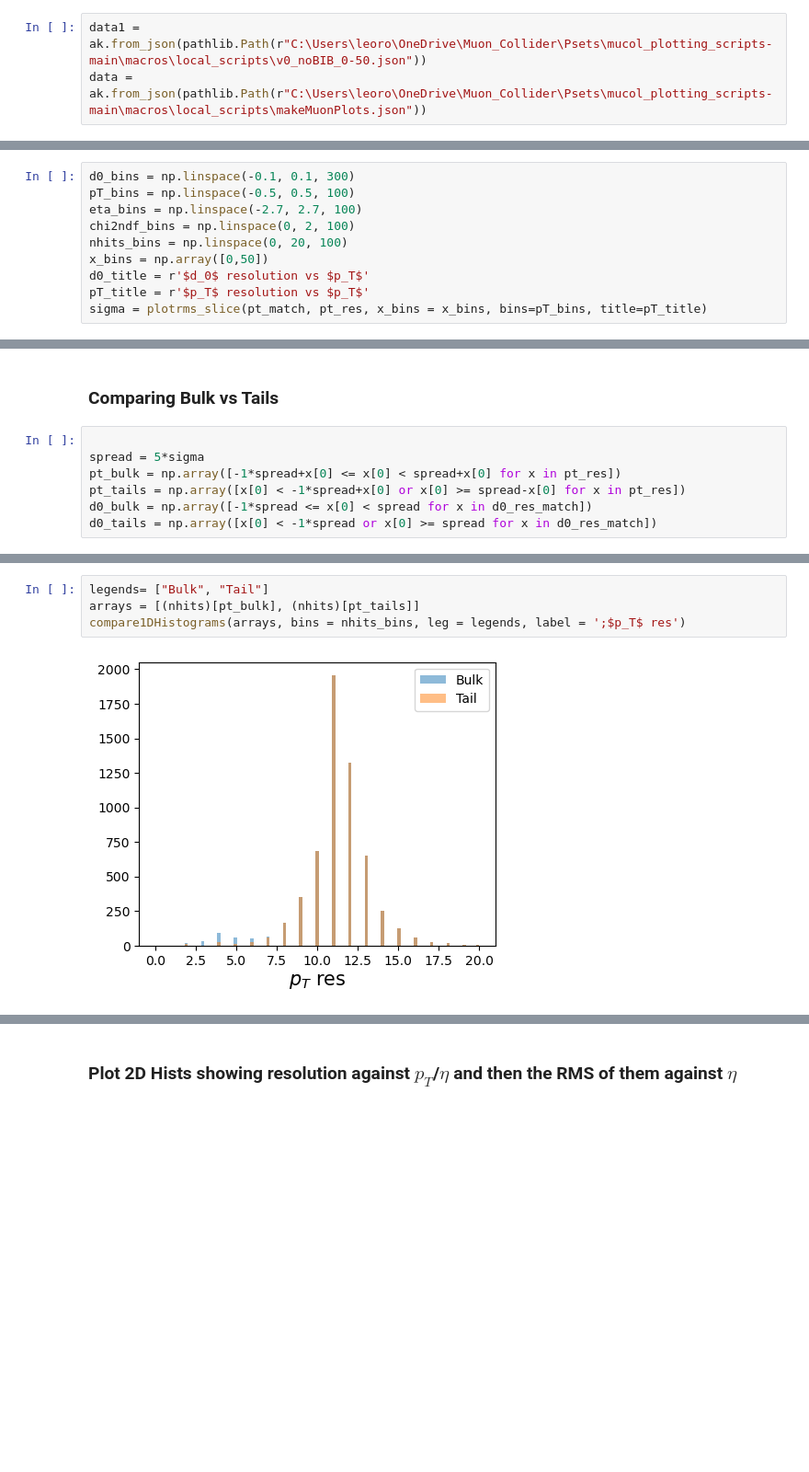
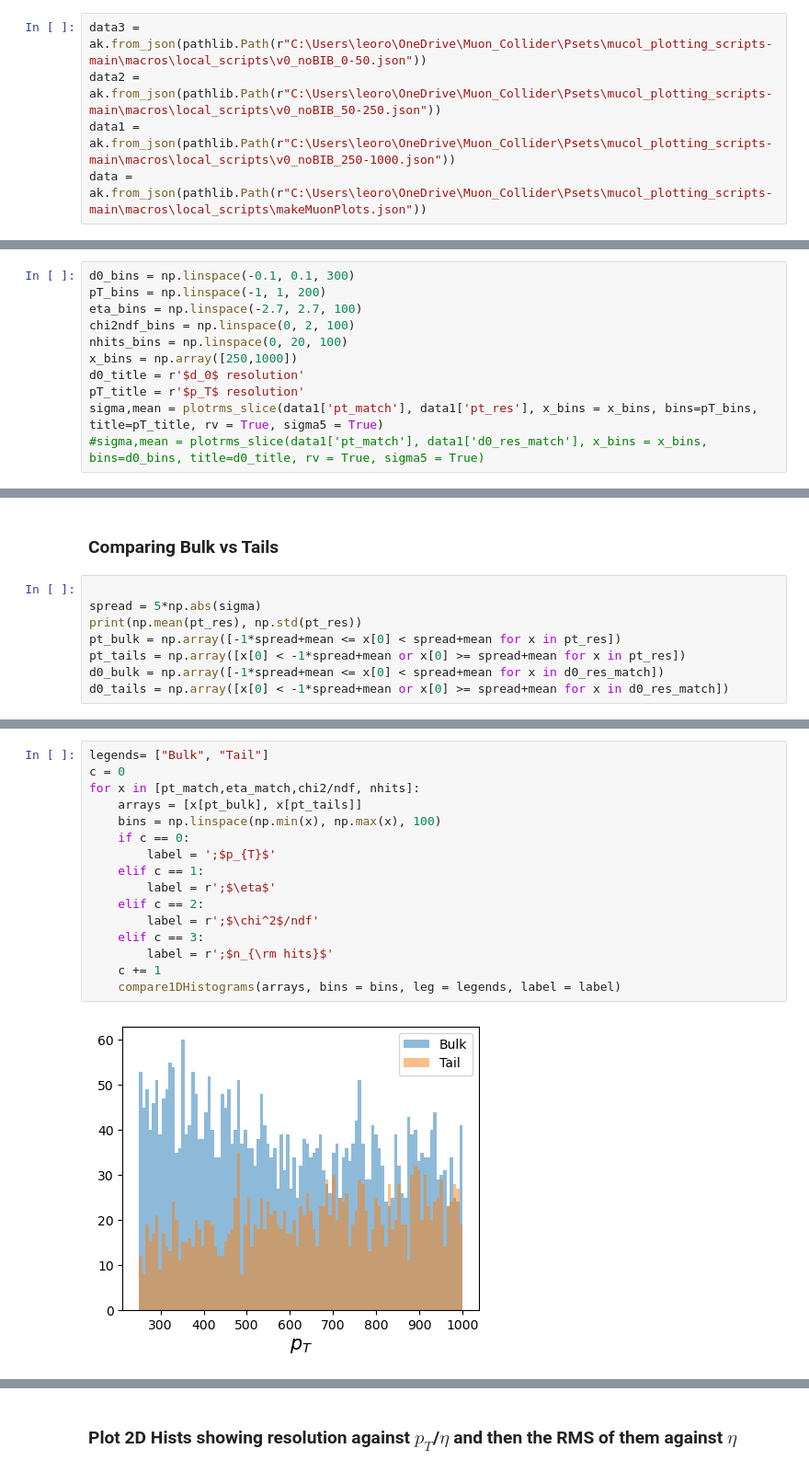
Before and after one commit to kdp-lab/maia_detector_paper, a Jupyter notebook: json_analysis.ipynb, the cells around one changed output, grey strips where cells are left out. Shown at 92% size. Cells and saved outputs as stored; diff of their text form; blank space fills up the shorter version.

Commit message:
Added bulk vs tails comparison

```diff
--- a/json_analysis.ipynb
+++ b/json_analysis.ipynb
@@ -8,5 +8,7 @@ from scipy.optimize import curve_fit
 #from codes.plotting import plot_prettier
 #plot_prettier()
 # %%
-data1 = ak.from_json(pathlib.Path(r"C:\Users\leoro\OneDrive\Muon_Collider\Psets\mucol_plotting_scripts-main\macros\local_scripts\v0_noBIB_0-50.json"))
+data3 = ak.from_json(pathlib.Path(r"C:\Users\leoro\OneDrive\Muon_Collider\Psets\mucol_plotting_scripts-main\macros\local_scripts\v0_noBIB_0-50.json"))
+data2 = ak.from_json(pathlib.Path(r"C:\Users\leoro\OneDrive\Muon_Collider\Psets\mucol_plotting_scripts-main\macros\local_scripts\v0_noBIB_50-250.json"))
+data1 = ak.from_json(pathlib.Path(r"C:\Users\leoro\OneDrive\Muon_Collider\Psets\mucol_plotting_scripts-main\macros\local_scripts\v0_noBIB_250-1000.json"))
 data = ak.from_json(pathlib.Path(r"C:\Users\leoro\OneDrive\Muon_Collider\Psets\mucol_plotting_scripts-main\macros\local_scripts\makeMuonPlots.json"))
@@ -445,12 +468,13 @@ Could not fit Gaussian for Slice 7.
 [figure]
 # %%
 d0_bins = np.linspace(-0.1, 0.1, 300)
-pT_bins = np.linspace(-0.5, 0.5, 100)
+pT_bins = np.linspace(-1, 1, 200)
 eta_bins = np.linspace(-2.7, 2.7, 100)
 chi2ndf_bins = np.linspace(0, 2, 100)
 nhits_bins = np.linspace(0, 20, 100)
-x_bins = np.array([0,50])
-d0_title = r'$d_0$ resolution vs $p_T$'
-pT_title = r'$p_T$ resolution vs $p_T$'
-sigma = plotrms_slice(pt_match, pt_res, x_bins = x_bins, bins=pT_bins, title=pT_title)
+x_bins = np.array([250,1000])
+d0_title = r'$d_0$ resolution'
+pT_title = r'$p_T$ resolution'
+sigma,mean = plotrms_slice(data1['pt_match'], data1['pt_res'], x_bins = x_bins, bins=pT_bins, title=pT_title, rv = True, sigma5 = True)
+#sigma,mean = plotrms_slice(data1['pt_match'], data1['d0_res_match'], x_bins = x_bins, bins=d0_bins, title=d0_title, rv = True, sigma5 = True)
 # %% [output]
@@ -463,8 +487,9 @@ Sigma from Fit: 0.004760626761683662
 ### Comparing Bulk vs Tails
 # %%
 
-spread = 5*sigma
-pt_bulk = np.array([-1*spread+x[0] <= x[0] < spread+x[0] for x in pt_res])
-pt_tails = np.array([x[0] < -1*spread+x[0] or x[0] >= spread-x[0] for x in pt_res])
-d0_bulk = np.array([-1*spread <= x[0] < spread for x in d0_res_match])
-d0_tails = np.array([x[0] < -1*spread or x[0] >= spread for x in d0_res_match])
+spread = 5*np.abs(sigma)
+print(np.mean(pt_res), np.std(pt_res))
+pt_bulk = np.array([-1*spread+mean <= x[0] < spread+mean for x in pt_res])
+pt_tails = np.array([x[0] < -1*spread+mean or x[0] >= spread+mean for x in pt_res])
+d0_bulk = np.array([-1*spread+mean <= x[0] < spread+mean for x in d0_res_match])
+d0_tails = np.array([x[0] < -1*spread+mean or x[0] >= spread+mean for x in d0_res_match])
@@ -471,6 +498,18 @@ d0_tails = np.array([x[0] < -1*spread or x[0] >= spread for x in d0_res_match])
 # %%
 legends= ["Bulk", "Tail"]
-arrays = [(nhits)[pt_bulk], (nhits)[pt_tails]]
-compare1DHistograms(arrays, bins = nhits_bins, leg = legends, label = ';$p_T$ res')
+c = 0
+for x in [pt_match,eta_match,chi2/ndf, nhits]:
+    arrays = [x[pt_bulk], x[pt_tails]]
+    bins = np.linspace(np.min(x), np.max(x), 100)
+    if c == 0:
+        label = ';$p_{T}$'
+    elif c == 1:
+        label = r';$\eta$'
+    elif c == 2:
+        label = r';$\chi^2$/ndf'
+    elif c == 3:
+        label = r';$n_{\rm hits}$'
+    c += 1
+    compare1DHistograms(arrays, bins = bins, leg = legends, label = label)
 # %% [output]
-[figure, old version]
+[figure, new version]
```
Also changed, not shown: parts of 12 cells of this notebook.
